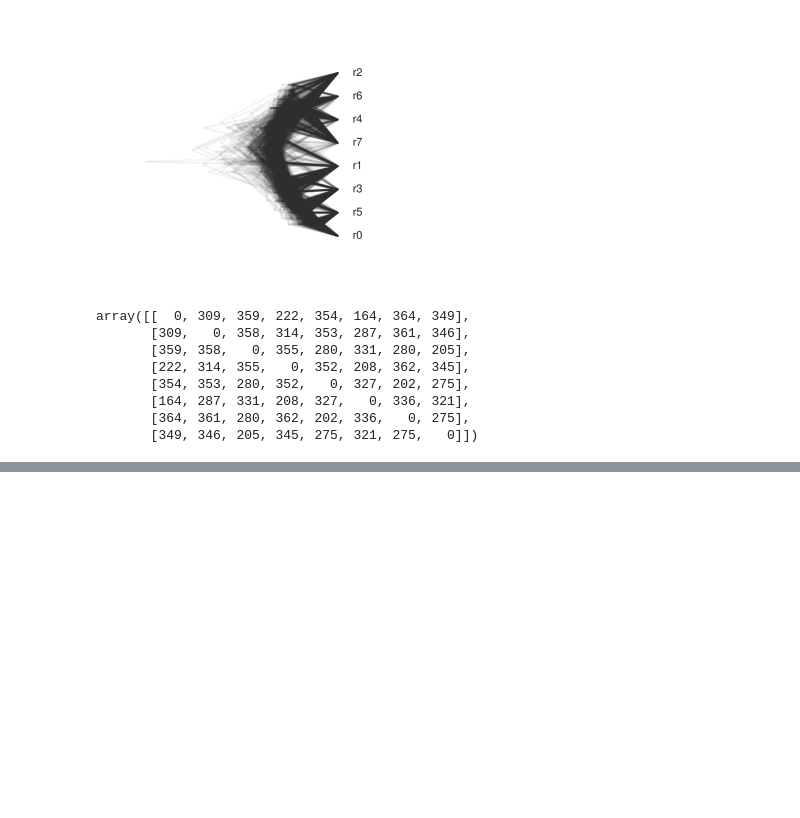
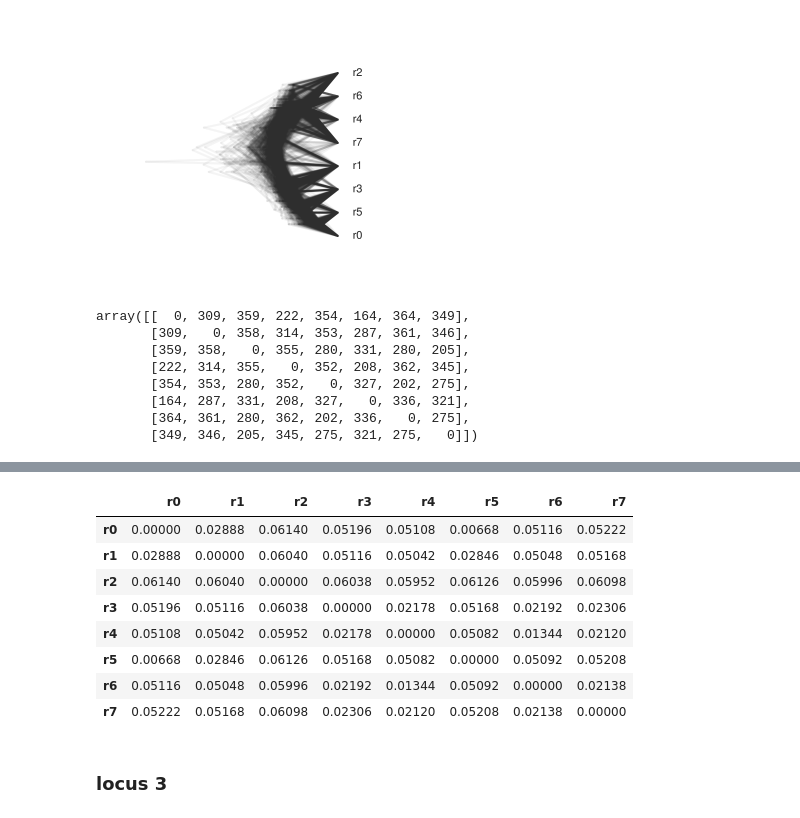
Before and after one commit to pmckenz1/ipcoal, a Jupyter notebook: ms/seqmod_validation.ipynb, the cells around one changed output, grey strips where cells are left out. Cells and saved outputs as stored; diff of their text form; code cells hidden in the pictures; blank space fills up the shorter version.

```diff
--- a/ms/seqmod_validation.ipynb
+++ b/ms/seqmod_validation.ipynb
@@ -601,0 +660,2 @@ array([[  0, 309, 359, 222, 354, 164, 364, 349],
+# %%
+loc = 2
@@ -601,0 +666,15 @@ array([[  0, 309, 359, 222, 354, 164, 364, 349],
+# %%
+ipcoal.utils.calculate_pairwise_dist(mod_sm,
+                                     locus=loc)
+# %% [output]
+|  | r0 | r1 | r2 | r3 | r4 | r5 | r6 | r7 |
+| r0 | 0.00000 | 0.02888 | 0.06140 | 0.05196 | 0.05108 | 0.00668 | 0.05116 | 0.05222 |
+| r1 | 0.02888 | 0.00000 | 0.06040 | 0.05116 | 0.05042 | 0.02846 | 0.05048 | 0.05168 |
+| r2 | 0.06140 | 0.06040 | 0.00000 | 0.06038 | 0.05952 | 0.06126 | 0.05996 | 0.06098 |
+| r3 | 0.05196 | 0.05116 | 0.06038 | 0.00000 | 0.02178 | 0.05168 | 0.02192 | 0.02306 |
+| r4 | 0.05108 | 0.05042 | 0.05952 | 0.02178 | 0.00000 | 0.05082 | 0.01344 | 0.02120 |
+| r5 | 0.00668 | 0.02846 | 0.06126 | 0.05168 | 0.05082 | 0.00000 | 0.05092 | 0.05208 |
+| r6 | 0.05116 | 0.05048 | 0.05996 | 0.02192 | 0.01344 | 0.05092 | 0.00000 | 0.02138 |
+| r7 | 0.05222 | 0.05168 | 0.06098 | 0.02306 | 0.02120 | 0.05208 | 0.02138 | 0.00000 |
+# %% [markdown]
+### locus 3
```
Also changed, not shown: parts of 27 cells of this notebook, 1 other file.
